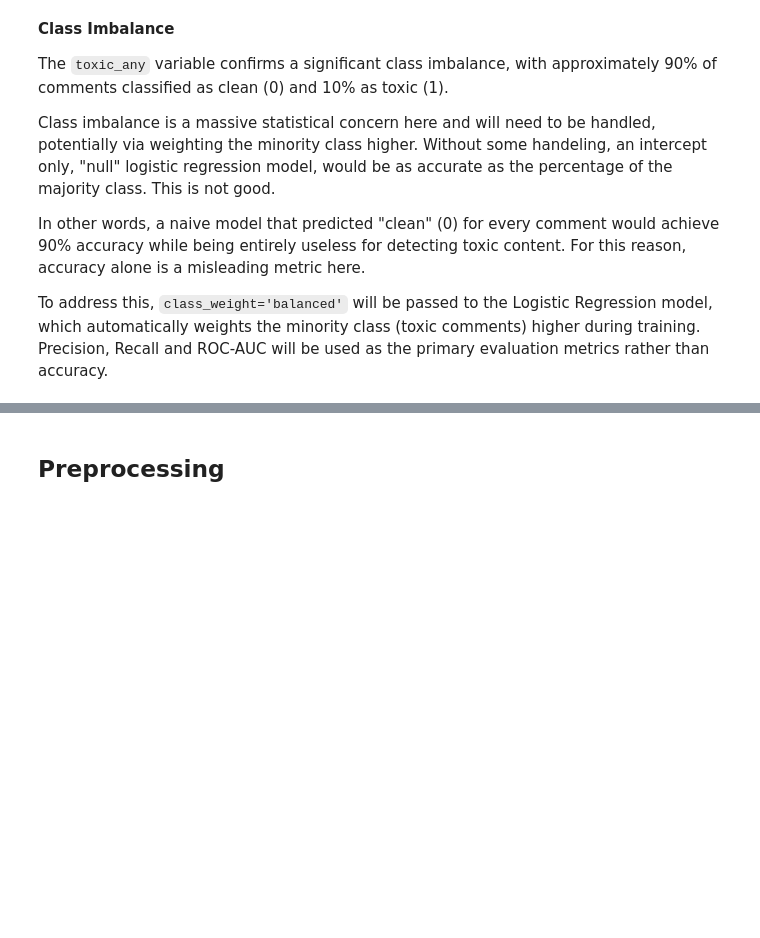
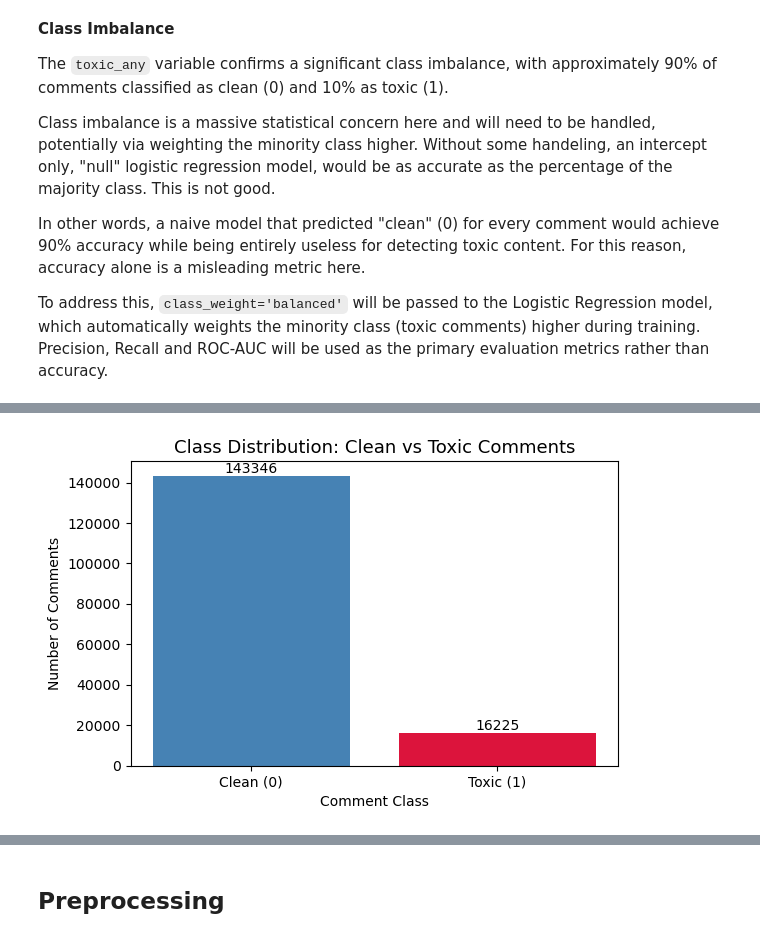
Before and after one commit to dylan-130/Comment-Toxicity-Analysis, a Jupyter notebook: toxic-comments.ipynb, the cells around one changed output, grey strips where cells are left out. Cells and saved outputs as stored; diff of their text form; code cells hidden in the pictures; blank space fills up the shorter version.

```diff
--- a/toxic-comments.ipynb
+++ b/toxic-comments.ipynb
@@ -113,0 +128,13 @@ rather than accuracy.
+# %%
+# Class distribution bar chart using Matplotlib
+fig, ax = plt.subplots(figsize=(6, 4))
+counts = df['toxic_any'].value_counts()
+ax.bar(['Clean (0)', 'Toxic (1)'], counts.values, color=['steelblue', 'crimson'])
+ax.set_title('Class Distribution: Clean vs Toxic Comments', fontsize=13)
+ax.set_xlabel('Comment Class')
+ax.set_ylabel('Number of Comments')
+ax.bar_label(ax.containers[0], fmt='%d')
+plt.tight_layout()
+plt.show()
+# %% [output]
+[figure, added]
```
Also changed, not shown: parts of 24 cells of this notebook.
